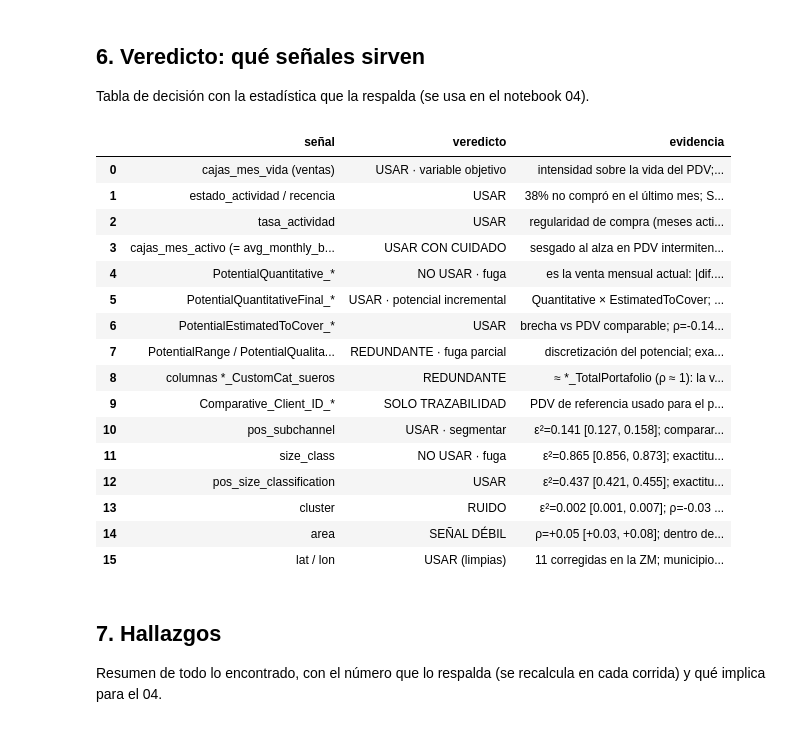
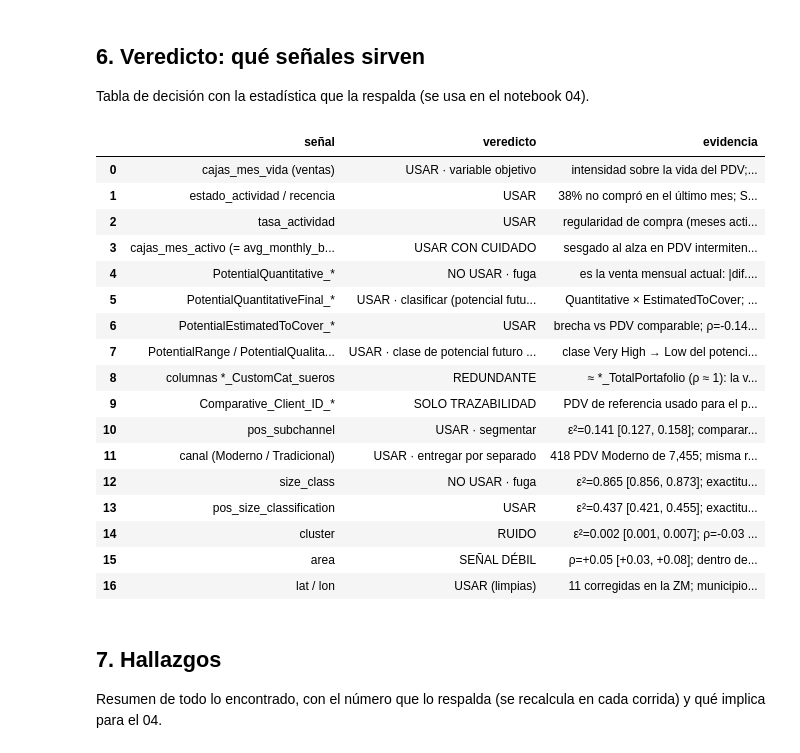
Before and after one commit to asuskf-kin/mx-retail-geodemographics, a Jupyter notebook: notebooks/ejecutados/merida/00_ventas_cp_validacion.ipynb, the cells around one changed output. Cells and saved outputs as stored; diff of their text form; code cells hidden in the pictures.

```diff
--- a/notebooks/ejecutados/merida/00_ventas_cp_validacion.ipynb
+++ b/notebooks/ejecutados/merida/00_ventas_cp_validacion.ipynb
@@ -76,6 +95,7 @@ Python 3.14.6 · pandas 3.0.5 · numpy 2.5.1 · scipy 1.18.1 · scikit-learn 1.9
 # %%
 ventas = pd.concat([pd.read_csv(f) for f in C.CLIENTE_VENTAS], ignore_index=True)
 cp = pd.read_csv(C.CLIENTE_CP)
+cp[["cadena", "canal"]] = cadenas.clasificar(cp.pos_name)        # mismo criterio que las tiendas DENUE (src/cadenas.py)
 print("Archivos:", [f.name for f in C.CLIENTE_VENTAS], "|", C.CLIENTE_CP.name)
 print(f"Ventas: {ventas.shape} | CP: {cp.shape}")
 print("Llave ventas (pos_id, custom_category) única:", not ventas.duplicated(["pos_id", "custom_category"]).any(),
@@ -337,7 +357,7 @@ pdv["tasa_actividad"] = (pdv.meses_activos / pdv.meses_vida).clip(upper=1)
 pdv["recencia_meses"] = meses(pdv.ultima_venta, cierre)
 pdv["estado_actividad"] = pd.cut(pdv.recencia_meses, [-1, 0, 2, 99], labels=["activo", "en riesgo (1-2 m)", "inactivo (3+ m)"])
 pdv["alta_reciente"] = pdv.primera_venta > fin - pd.DateOffset(months=6)
-pdv = pdv.join(cp.set_index("pos_id")[["pos_name", "pos_subchannel", "pos_size_classification"]])
+pdv = pdv.join(cp.set_index("pos_id")[["pos_name", "pos_subchannel", "pos_size_classification", "cadena", "canal"]])
 print(f"Cierre de la ventana: {fin.date()} | PDV con venta, en CP y en {C.ZM_NOMBRE}: {len(pdv):,}")
 display(pdv.estado_actividad.value_counts().to_frame("PDV"))
 # %% [output]
@@ -463,0 +490,17 @@ display(pd.DataFrame({"S(t) total": hitos, **{k: v.reindex(range(1, 24)).ffill()
+# %%
+cp_zm = cp[cp.en_zm]
+canal_tab = pd.crosstab([cp_zm.canal, cp_zm.pos_subchannel], cp_zm.pos_id.isin(pdv.index).rename("con venta"), margins=True)
+display(canal_tab)
+display(cp_zm[cp_zm.canal == "Moderno"].groupby("cadena").agg(PDV=("pos_id", "size"), con_venta=("pos_id", lambda x: x.isin(pdv.index).sum()))
+        .sort_values("PDV", ascending=False))
+comp_canal = []
+for sc, g in pdv.groupby("pos_subchannel"):
+    mo, tr = g.loc[g.canal == "Moderno", "cajas_mes_vida"], g.loc[g.canal == "Tradicional", "cajas_mes_vida"]
+    if len(mo) >= 20 and len(tr) >= 20:
+        comp_canal.append({"subcanal": sc, "n Moderno": len(mo), "n Tradicional": len(tr), "mediana Moderno": mo.median(),
+                           "mediana Tradicional": tr.median(), "cliff_delta (M vs T)": eda.cliff_delta(mo, tr),
+                           "p": stats.mannwhitneyu(mo, tr).pvalue})
+comp_canal = pd.DataFrame(comp_canal)
+if len(comp_canal):
+    comp_canal["q_BH"] = stats.false_discovery_control(comp_canal.p, method="bh")
+display(comp_canal)
@@ -474,7 +549,7 @@ display(red)
 x = cp.set_index("pos_id")
 print("Identidad PotentialQuantitativeFinal = Quantitative × EstimatedToCover:",
       bool(np.allclose(x.PotentialQuantitativeFinal_TotalPortafolio, x.PotentialQuantitative_TotalPortafolio * x.PotentialEstimatedToCover_TotalPortafolio, equal_nan=True)))
-cruce = pdv.join(x.drop(columns=["pos_name", "pos_subchannel", "pos_size_classification"]), how="left")
+cruce = pdv.join(x.drop(columns=["pos_name", "pos_subchannel", "pos_size_classification", "cadena", "canal"]), how="left")
 rel = (cruce.PotentialQuantitative_TotalPortafolio / cruce.cajas_mes_activo - 1).abs()
 print(f"PotentialQuantitative vs cajas_mes_activo: |diferencia relativa| mediana {rel.median():.4f}, p95 {rel.quantile(.95):.4f}; "
       f"idénticas (±0.01 cajas) en {np.isclose(cruce.PotentialQuantitative_TotalPortafolio, cruce.cajas_mes_activo, atol=0.011).mean():.1%}")
@@ -644,46 +753,49 @@ def rng_estr(s):
     g = estr[estr.señal == s]
     si, no = g[g.q_BH < 0.05], g[g.q_BH >= 0.05]
     txt = "significativo en " + ", ".join(f"{r.subcanal.title()} {r.spearman:+.2f}" for r in si.itertuples()) if len(si) else "no significativo en ningún subcanal"
     return txt + ("; nulo en " + ", ".join(r.subcanal.title() for r in no.itertuples()) if len(no) else "")
 
 senales = pd.DataFrame([
     ("cajas_mes_vida (ventas)", "USAR · variable objetivo", f"intensidad sobre la vida del PDV; Box-Cox λ = {lam:.2f} → analizar en log1p"),
     ("estado_actividad / recencia", "USAR", f"{(pdv.recencia_meses > 0).mean():.0%} no compró en el último mes; S(12 m) = {hitos.loc[12]:.2f}"),
     ("tasa_actividad", "USAR", "regularidad de compra (meses activos / meses de vida)"),
     ("cajas_mes_activo (= avg_monthly_boxes)", "USAR CON CUIDADO", "sesgado al alza en PDV intermitentes o inactivos"),
     ("PotentialQuantitative_*", "NO USAR · fuga", f"es la venta mensual actual: |dif. relativa| mediana {rel.median():.4f}"),
-    ("PotentialQuantitativeFinal_*", "USAR · potencial incremental", f"Quantitative × EstimatedToCover; {rho('PotentialQuantitativeFinal_TotalPortafolio')}; dentro de subcanal {rng_estr('PotentialQuantitativeFinal_TotalPortafolio')}"),
+    ("PotentialQuantitativeFinal_*", "USAR · clasificar (potencial futuro, no decisivo)", f"Quantitative × EstimatedToCover; {rho('PotentialQuantitativeFinal_TotalPortafolio')}; dentro de subcanal {rng_estr('PotentialQuantitativeFinal_TotalPortafolio')}"),
     ("PotentialEstimatedToCover_*", "USAR", f"brecha vs PDV comparable; {rho('PotentialEstimatedToCover_TotalPortafolio')}"),
-    ("PotentialRange / PotentialQualitative", "REDUNDANTE · fuga parcial", f"discretización del potencial; {acc('PotentialQualitative_TotalPortafolio')}"),
+    ("PotentialRange / PotentialQualitative", "USAR · clase de potencial futuro (clasificación), leer junto al tamaño",
+     f"clase Very High → Low del potencial absoluto; clasifica, no decide; {acc('PotentialQualitative_TotalPortafolio')}; {clase_tamano}"),
     ("columnas *_CustomCat_sueros", "REDUNDANTE", "≈ *_TotalPortafolio (ρ ≈ 1): la venta solo trae la categoría sueros"),
     ("Comparative_Client_ID_*", "SOLO TRAZABILIDAD", "PDV de referencia usado para el potencial; no es predictor"),
     ("pos_subchannel", "USAR · segmentar", f"{eps('pos_subchannel')}; comparar PDV dentro de su subcanal"),
+    ("canal (Moderno / Tradicional)", "USAR · entregar por separado", f"{(cp_zm.canal == 'Moderno').sum():,} PDV Moderno de {len(cp_zm):,}; misma regla que DENUE (src/cadenas.py)"),
     ("size_class", "NO USAR · fuga", f"{eps('size_class')}; {acc('size_class')}: son cortes de la propia venta"),
     ("pos_size_classification", "USAR", f"{eps('pos_size_classification')}; {acc('pos_size_classification')}; existe para todo el CP"),
     ("cluster", "RUIDO", f"{eps('cluster')}; {rho('cluster')}; sin diccionario"),
     ("area", "SEÑAL DÉBIL", f"{rho('area')}; dentro de subcanal {rng_estr('area')}; unidad desconocida (máx {cp.area.max():,.0f})"),
     ("lat / lon", "USAR (limpias)", f"{(cp.coord_estado == 'corregida').sum()} corregidas en la ZM; municipio asignado por polígono"),
 ], columns=["señal", "veredicto", "evidencia"])
 with pd.option_context("display.max_colwidth", None):
     display(senales)
 # %% [output]
 |  | señal | veredicto | evidencia |
 | 0 | cajas_mes_vida (ventas) | USAR · variable objetivo | intensidad sobre la vida del PDV;... |
 | 1 | estado_actividad / recencia | USAR | 38% no compró en el último mes; S... |
 | 2 | tasa_actividad | USAR | regularidad de compra (meses acti... |
 | 3 | cajas_mes_activo (= avg_monthly_b... | USAR CON CUIDADO | sesgado al alza en PDV intermiten... |
 | 4 | PotentialQuantitative_* | NO USAR · fuga | es la venta mensual actual: |dif.... |
-| 5 | PotentialQuantitativeFinal_* | USAR · potencial incremental | Quantitative × EstimatedToCover; ... |
+| 5 | PotentialQuantitativeFinal_* | USAR · clasificar (potencial futu... | Quantitative × EstimatedToCover; ... |
 | 6 | PotentialEstimatedToCover_* | USAR | brecha vs PDV comparable; ρ=-0.14... |
-| 7 | PotentialRange / PotentialQualita... | REDUNDANTE · fuga parcial | discretización del potencial; exa... |
+| 7 | PotentialRange / PotentialQualita... | USAR · clase de potencial futuro ... | clase Very High → Low del potenci... |
 | 8 | columnas *_CustomCat_sueros | REDUNDANTE | ≈ *_TotalPortafolio (ρ ≈ 1): la v... |
 | 9 | Comparative_Client_ID_* | SOLO TRAZABILIDAD | PDV de referencia usado para el p... |
 | 10 | pos_subchannel | USAR · segmentar | ε²=0.141 [0.127, 0.158]; comparar... |
-| 11 | size_class | NO USAR · fuga | ε²=0.865 [0.856, 0.873]; exactitu... |
-| 12 | pos_size_classification | USAR | ε²=0.437 [0.421, 0.455]; exactitu... |
-| 13 | cluster | RUIDO | ε²=0.002 [0.001, 0.007]; ρ=-0.03 ... |
-| 14 | area | SEÑAL DÉBIL | ρ=+0.05 [+0.03, +0.08]; dentro de... |
-| 15 | lat / lon | USAR (limpias) | 11 corregidas en la ZM; municipio... |
+| 11 | canal (Moderno / Tradicional) | USAR · entregar por separado | 418 PDV Moderno de 7,455; misma r... |
+| 12 | size_class | NO USAR · fuga | ε²=0.865 [0.856, 0.873]; exactitu... |
+| 13 | pos_size_classification | USAR | ε²=0.437 [0.421, 0.455]; exactitu... |
+| 14 | cluster | RUIDO | ε²=0.002 [0.001, 0.007]; ρ=-0.03 ... |
+| 15 | area | SEÑAL DÉBIL | ρ=+0.05 [+0.03, +0.08]; dentro de... |
+| 16 | lat / lon | USAR (limpias) | 11 corregidas en la ZM; municipio... |
 # %% [markdown]
 ## 7. Hallazgos
 
```
Also changed, not shown: parts of 9 cells of this notebook, 38 other files.
